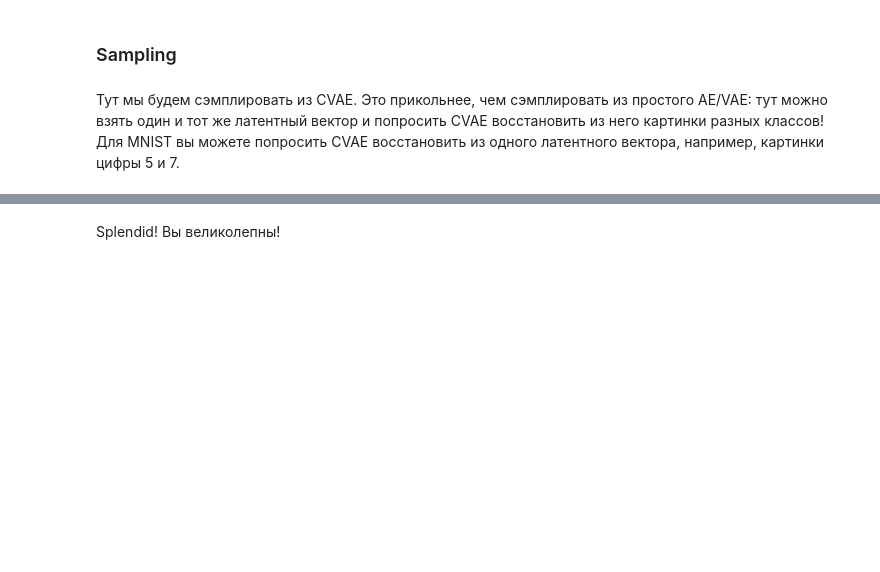
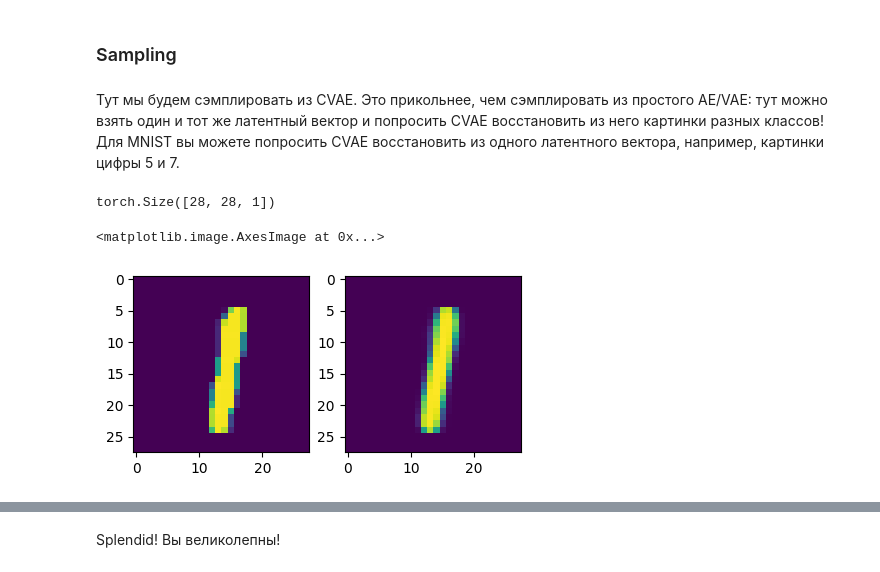
Before and after one commit to DeckardNine/DeckardNine, a Jupyter notebook: week_10_AE_VAE/Homework/hw_7_autoencoders.ipynb, the cells around one changed output, grey strips where cells are left out. Cells and saved outputs as stored; diff of their text form; code cells hidden in the pictures; blank space fills up the shorter version.

```diff
--- a/week_10_AE_VAE/Homework/hw_7_autoencoders.ipynb
+++ b/week_10_AE_VAE/Homework/hw_7_autoencoders.ipynb
@@ -762,3 +697,31 @@ class CVAE(nn.Module):
         # используя encode и decode, реализуйте forward проход автоэнкодера
         # в качестве ваозвращаемых переменных -- mu, logsigma и reconstruction
         return mu, logsigma, reconstruction
+# %%
+def KL_divergence(mu, logsigma):
+    """
+    часть функции потерь, которая отвечает за "близость" латентных представлений разных людей
+    """
+    loss = -0.5 * torch.sum(1 + logsigma - mu.pow(2) - logsigma.exp())
+    return loss
+
+def log_likelihood(x, reconstruction):
+    """
+    часть функции потерь, которая отвечает за качество реконструкции
+    """
+    loss = nn.BCELoss(reduction='sum')
+    return loss(reconstruction, x)
+
+def loss_vae(x, mu, logsigma, reconstruction):
+    return KL_divergence(mu, logsigma) + log_likelihood(x, reconstruction)
+# %%
+device = 'cuda:0' if torch.cuda.is_available() else 'cpu'
+
+criterion = loss_vae
+
+latent_features=8
+in_features=28*28
+n_classes = 10
+autoencoder = CVAE(in_features=in_features, n_classes=n_classes, latent_features=latent_features).to(device)
+
+optimizer = torch.optim.Adam(autoencoder.parameters())
@@ -771,0 +782,52 @@ class CVAE(nn.Module):
+# %%
+# def encode(self, x, class_num_OH, latent_features):
+#     # x = torch.cat((x, class_num_OH), dim = 1)
+#     x = self.encoder(x).view(-1, 2, self.latent_features)
+#     mu = x[:,0,:]
+#     logsigma = x[:,1,:]
+#     # <реализуйте forward проход энкодера
+#     # в качестве возвращаемых переменных -- mu, logsigma и класс картинки>
+
+#     return mu, logsigma, class_num_OH
+
+# def gaussian_sampler(self, mu, logsigma):
+#     if self.training:
+#         std = torch.exp(0.5 * logsigma) # standard deviation
+#         eps = torch.randn_like(std) # `randn_like` as we need the same size
+#         z = mu + (eps * std) # sampling as if coming from the input space
+#         # засемплируйте латентный вектор из нормального распределения с параметрами mu и sigma
+#         return z
+#     else:
+#         # на инференсе возвращаем не случайный вектор из нормального распределения, а центральный -- mu.
+#         # на инференсе выход автоэнкодера должен быть детерминирован.
+#         return mu
+
+# obtain latent vector
+
+
+batch_image = torch.reshape(batch[0][0], [-1, 28*28]).to(device)
+
+class_num_OH = F.one_hot(batch[1][0], num_classes = 10).to(device)
+class_num_OH = torch.unsqueeze(class_num_OH, 0)
+
+
+
+batch_cat = torch.cat((batch_image, class_num_OH), dim = 1)
+# print(batch_cat.shape)
+mu, logsigma, class_num_OH = autoencoder.encode(batch_cat.to(device), class_num_OH, latent_features)
+
+z = autoencoder.gaussian_sampler(mu, logsigma)
+reconstruction = autoencoder.decode(z, class_num_OH).view(28, 28, 1).to('cpu')
+reconstruction.shape
+# %% [output]
+torch.Size([28, 28, 1])
+# %%
+plt.figure(figsize=(5, 5))
+plt.subplot(1, 2, 1)
+plt.imshow(batch_image.view(28, 28, 1).to('cpu').detach().numpy())
+
+plt.subplot(1, 2, 2)
+plt.imshow(reconstruction.detach().numpy())
+# %% [output]
+<matplotlib.image.AxesImage at 0x...>
+[figure, added]
```
Also changed, not shown: parts of 14 cells of this notebook.
